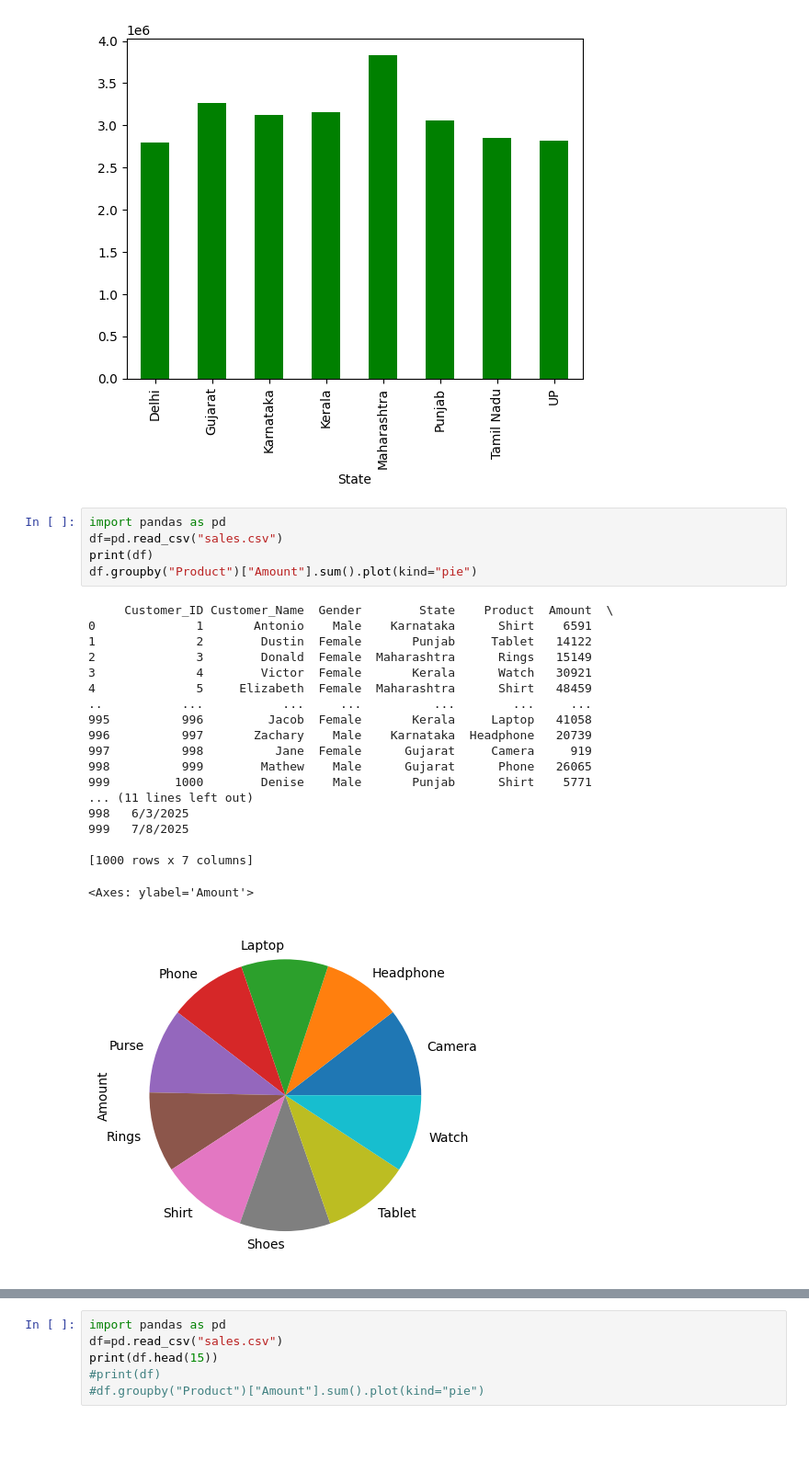
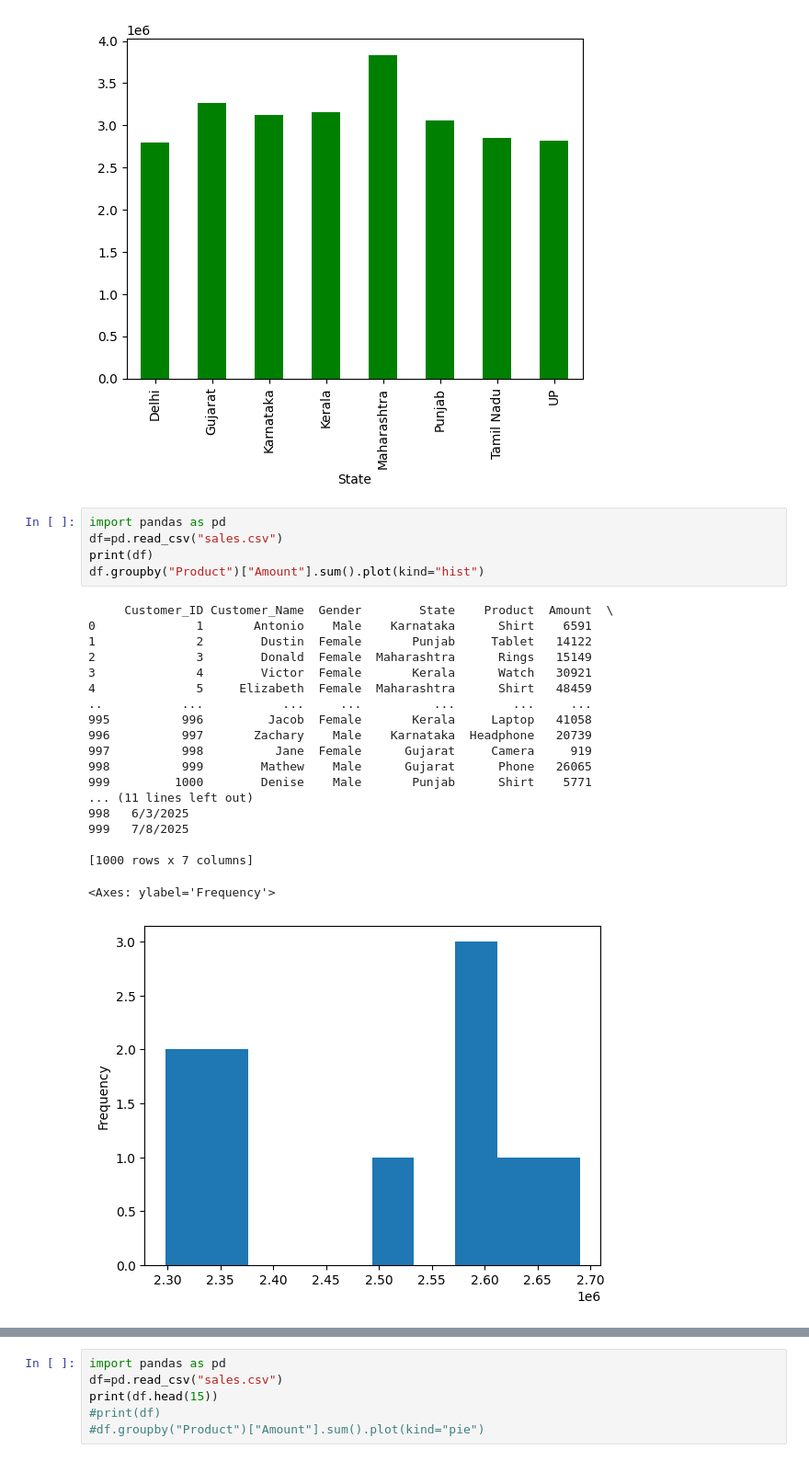
Before and after one commit to alphasinghsingh/Data_Science, a Jupyter notebook: Untitled4.ipynb, the cells around one changed output, grey strips where cells are left out. Shown at 92% size. Drawn from its saved outputs; the diff is of its cells as text; blank space fills up the shorter version.

```diff
--- a/Untitled4.ipynb
+++ b/Untitled4.ipynb
@@ -2466,25 +2662,25 @@ df.groupby("State")["Amount"].sum().plot(kind="bar", color="green")
 # %%
 import pandas as pd
 df=pd.read_csv("sales.csv")
 print(df)
-df.groupby("Product")["Amount"].sum().plot(kind="pie")
+df.groupby("Product")["Amount"].sum().plot(kind="hist")
 # %% [output]
      Customer_ID Customer_Name  Gender        State    Product  Amount  \
 0              1       Antonio    Male    Karnataka      Shirt    6591
 1              2        Dustin  Female       Punjab     Tablet   14122
 2              3        Donald  Female  Maharashtra      Rings   15149
 3              4        Victor  Female       Kerala      Watch   30921
 4              5     Elizabeth  Female  Maharashtra      Shirt   48459
 ..           ...           ...     ...          ...        ...     ...
 995          996         Jacob  Female       Kerala     Laptop   41058
 996          997       Zachary    Male    Karnataka  Headphone   20739
 997          998          Jane  Female      Gujarat     Camera     919
 998          999        Mathew    Male      Gujarat      Phone   26065
 999         1000        Denise    Male       Punjab      Shirt    5771
 ... (11 lines left out)
 998   6/3/2025
 999   7/8/2025
 
 [1000 rows x 7 columns]
-<Axes: ylabel='Amount'>
+<Axes: ylabel='Frequency'>
-[figure, old version]
+[figure, new version]
```
Also changed, not shown: parts of 68 cells of this notebook.
